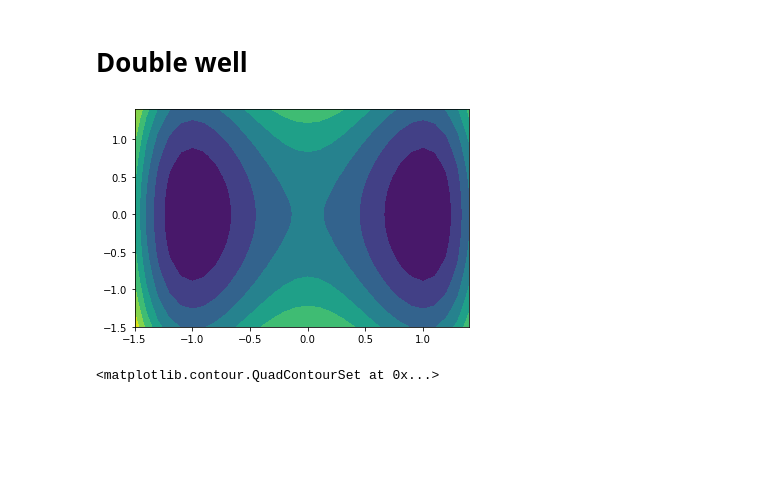
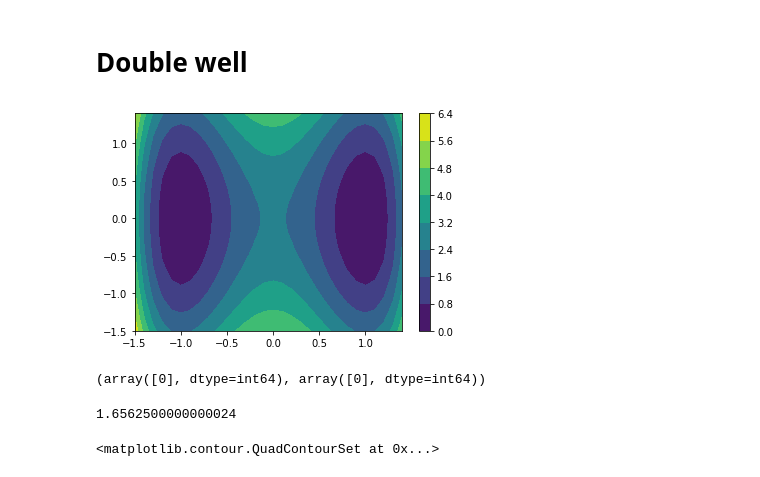
Before and after one commit to franciscovargas/GP_Sinkhorn, a Jupyter notebook: notebooks/Well.ipynb, the cells around one changed output. Drawn from its saved outputs; the diff is of its cells as text; code cells hidden in the pictures; blank space fills up the shorter version.

```diff
--- a/notebooks/Well.ipynb
+++ b/notebooks/Well.ipynb
@@ -16,15 +16,24 @@ import math
 # %%
 feature_x = np.arange(-1.5, 1.5, 0.1)
 feature_y = np.arange(-1.5, 1.5, 0.1)
 x, y = np.meshgrid(feature_x, feature_y)
 z = (5/2.0)*(x**2-1)**2+y**2
 
 
 
 h = plt.contourf(feature_x,feature_y,z)
+plt.colorbar()
 plt.show()
 # %% [output]
-[figure, old version]
+[figure, new version]
+# %%
+np.where(z.max() ==z)
+# %% [output]
+(array([0], dtype=int64), array([0], dtype=int64))
+# %%
+z[10,10]
+# %% [output]
+1.6562500000000024
 # %%
 u = -(10*x*(x**2-1))
 v = -(2*y)
```
Also changed, not shown: parts of 11 cells of this notebook.
